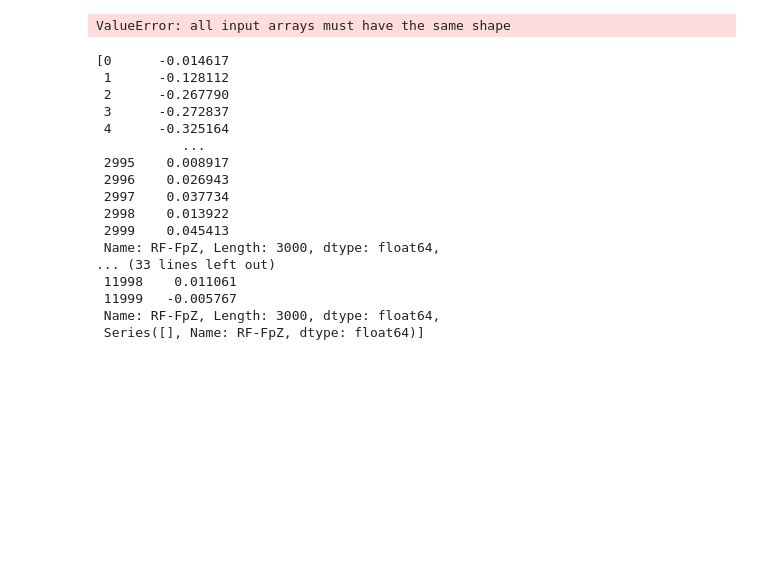
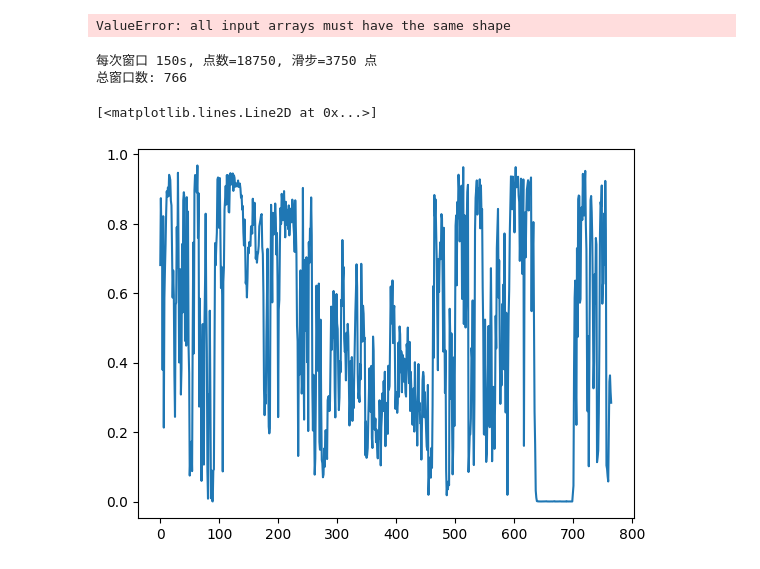
Before and after one commit to surya-ven/lucid-dreaming-core, a Jupyter notebook: test_dl_alertness.ipynb, the cells around one changed output. Saved outputs shown, nothing was run; the diff lists cells and outputs as text; code cells hidden in the pictures; blank space fills up the shorter version.

```diff
--- a/test_dl_alertness.ipynb
+++ b/test_dl_alertness.ipynb
@@ -346,23 +353,3 @@ Designing a one-pass, zero-phase, non-causal bandpass filter:
 - Upper transition bandwidth: 10.00 Hz (-6 dB cutoff frequency: 45.00 Hz)
 - Filter length: 1179 samples (9.432 s)
 ValueError: all input arrays must have the same shape
-# %%
-chunks
-# %% [output]
-[0      -0.014617
- 1      -0.128112
- 2      -0.267790
- 3      -0.272837
- 4      -0.325164
-           ...
- 2995    0.008917
- 2996    0.026943
- 2997    0.037734
- 2998    0.013922
- 2999    0.045413
- Name: RF-FpZ, Length: 3000, dtype: float64,
-... (33 lines left out)
- 11998    0.011061
- 11999   -0.005767
- Name: RF-FpZ, Length: 3000, dtype: float64,
- Series([], Name: RF-FpZ, dtype: float64)]
@@ -368,0 +643,47 @@ chunks
+# %%
+memmap_eeg_data = np.memmap('/Users/lejieliu/Documents/CS189/lucid-dreaming-core/app/recorded_data/20250601_033028_731725/1748763034.805182/eeg.dat', dtype=np.float64, mode='r')
+l_eeg = int(len(memmap_eeg_data)//channel_eeg)
+
+eeg_data = np.array(memmap_eeg_data)[:l_eeg*channel_eeg].reshape((l_eeg, channel_eeg))
+
+raw_data = eeg_data[:, [0, 1, 3, 4]].T * 1e-8
+# %%
+# ---------- 1. 预设 ----------
+fs_in          = 125                     # 原始采样率
+sec_per_chunk  = seq_len * (input_len / 100)   # 5 * 30 = 150 s
+needed_len_raw = int(sec_per_chunk * fs_in)    # 150 * 125 = 18 750 点
+stride_raw     = fs_in * 30                  # 每 1 秒滑一次 (=125 点)
+
+print(f"每次窗口 {needed_len_raw/fs_in:.0f}s, 点数={needed_len_raw}, 滑步={stride_raw} 点")
+
+# ---------- 2. 滑窗预测 ----------
+rem_prob_hist      = []       # 存 REM 概率
+alertness_hist     = []       # 存警觉度
+time_axis_seconds  = []       # 对应时间（秒）
+
+for start in range(0, raw_data.shape[1] - needed_len_raw + 1, stride_raw):
+    chunk = raw_data[:, start : start + needed_len_raw]   # (4, 18 750)
+
+    # REM 概率
+    rem_prob = predict_is_rem(chunk)
+    rem_prob_hist.append(rem_prob)
+
+    # 警觉度 (EMA 内部已累计)
+    alertness = predict_alertness_ema(chunk)
+    alertness_hist.append(alertness)
+
+    time_axis_seconds.append(start / fs_in)   # 当前窗口起始时间
+
+rem_prob_hist  = np.array(rem_prob_hist)
+alertness_hist = np.array(alertness_hist)
+time_axis_seconds = np.array(time_axis_seconds)
+
+print("总窗口数:", len(rem_prob_hist))
+# %% [output]
+每次窗口 150s, 点数=18750, 滑步=3750 点
+总窗口数: 766
+# %%
+plt.plot(rem_prob_hist)
+# %% [output]
+[<matplotlib.lines.Line2D at 0x...>]
+[figure, added]
```
Also changed, not shown: parts of 6 cells of this notebook, 4 other files.
